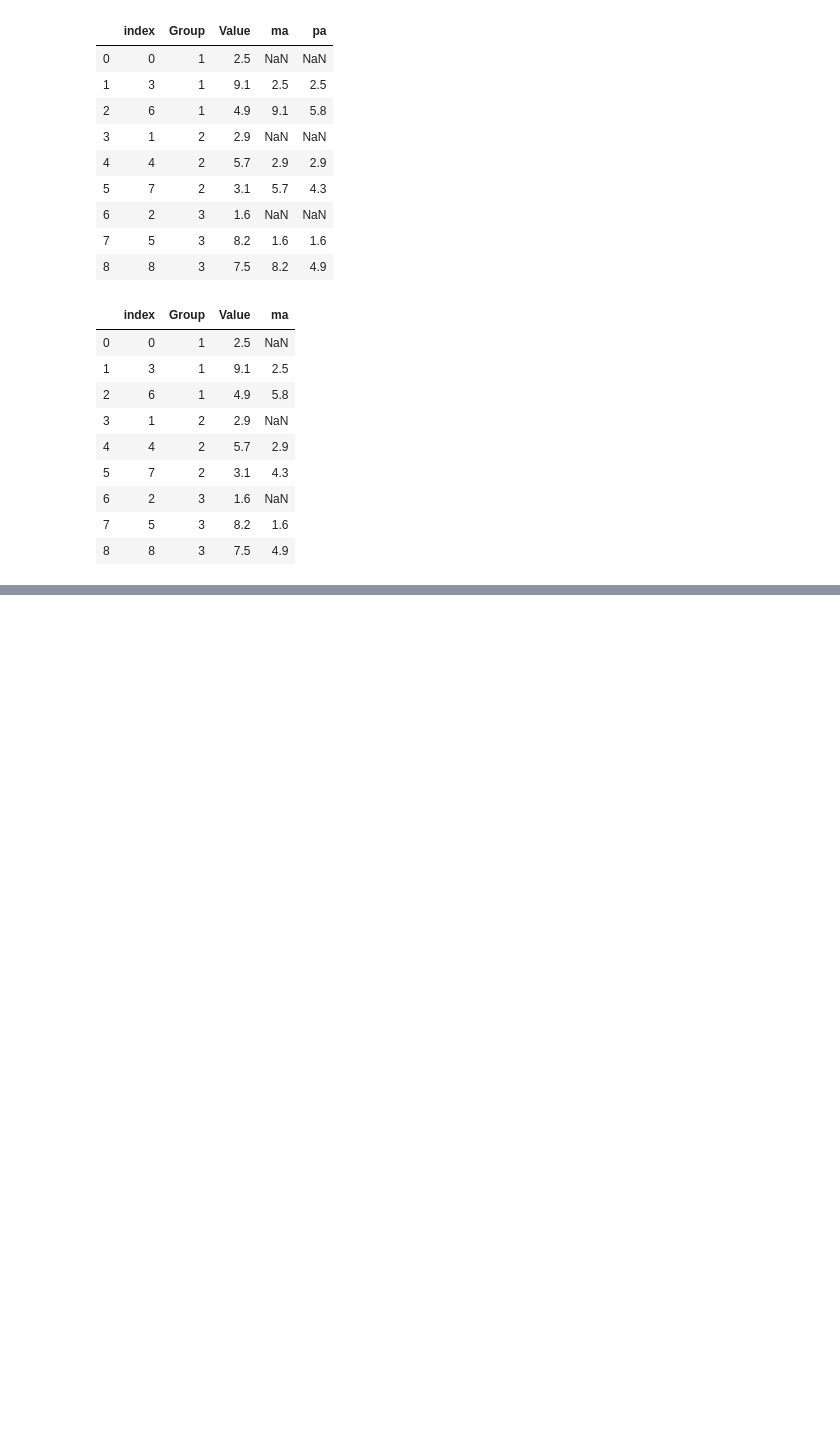
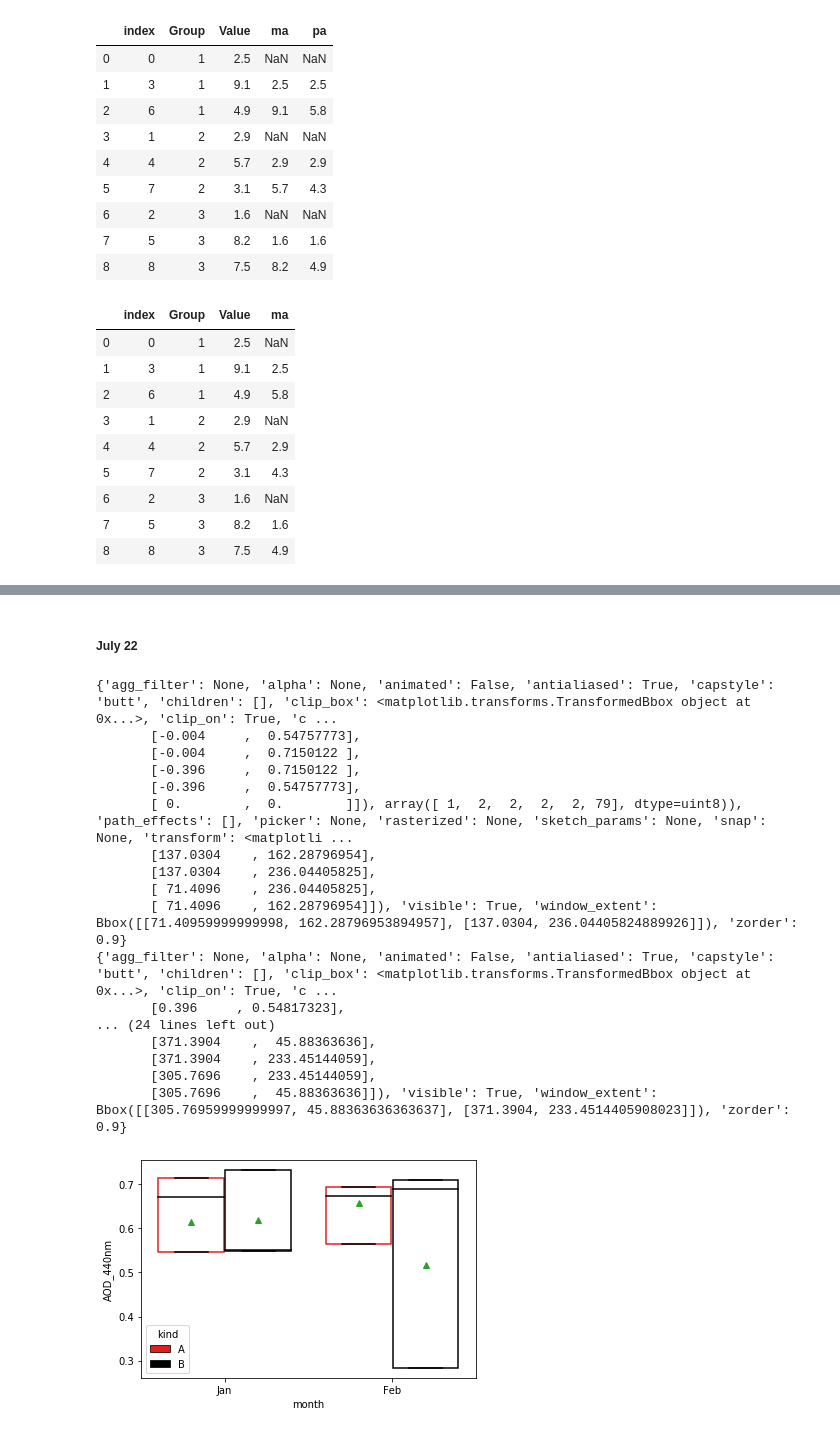
Before and after one commit to Project-Alstonia/jupyterlab_demo_June2020, a Jupyter notebook: Untitled.ipynb, the cells around one changed output, grey strips where cells are left out. Cells and saved outputs as stored; diff of their text form; code cells hidden in the pictures; blank space fills up the shorter version.

Commit message:
added new demo data

```diff
--- a/Untitled.ipynb
+++ b/Untitled.ipynb
@@ -60,0 +322,50 @@ df
+# %% [markdown]
+##### July 22
+# %%
+%matplotlib inline
+import pandas as pd
+import numpy as np
+import matplotlib.pyplot as plt
+import seaborn as sns
+df_merge = pd.DataFrame(data={'AOD_440nm': np.random.rand(20),
+                        'month': np.tile(['Jan','Feb'], 10),
+                        'kind': np.repeat(['A', 'B'], 10),
+                             'meanpr': np.repeat([{'marker': 'o', 'markeredgecolor': 'green',
+                    'markerfacecolor': 'none', 'markersize': 4},
+                                                {'marker': 'o', 'markeredgecolor': 'yellow',
+                    'markerfacecolor': 'none', 'markersize': 4}],10)})
+# %%
+fig,ax = plt.subplots()
+sns.boxplot(x='month', y='AOD_440nm', hue='kind', data=df_merge,
+            showfliers=False, whis=[5, 95],
+            palette=sns.color_palette(('r', 'k')),
+            showmeans=True,
+
+
+           )
+for i, artist in enumerate(ax.artists):
+    # Set the linecolor on the artist to the facecolor, and set the facecolor to None
+    col = artist.get_facecolor()
+    artist.set_edgecolor(col)
+    artist.set_facecolor('None')
+
+    print(artist.properties())
+# %% [output]
+{'agg_filter': None, 'alpha': None, 'animated': False, 'antialiased': True, 'capstyle': 'butt', 'children': [], 'clip_box': <matplotlib.transforms.TransformedBbox object at 0x...>, 'clip_on': True, 'c ...
+       [-0.004     ,  0.54757773],
+       [-0.004     ,  0.7150122 ],
+       [-0.396     ,  0.7150122 ],
+       [-0.396     ,  0.54757773],
+       [ 0.        ,  0.        ]]), array([ 1,  2,  2,  2,  2, 79], dtype=uint8)), 'path_effects': [], 'picker': None, 'rasterized': None, 'sketch_params': None, 'snap': None, 'transform': <matplotli ...
+       [137.0304    , 162.28796954],
+       [137.0304    , 236.04405825],
+       [ 71.4096    , 236.04405825],
+       [ 71.4096    , 162.28796954]]), 'visible': True, 'window_extent': Bbox([[71.40959999999998, 162.28796953894957], [137.0304, 236.04405824889926]]), 'zorder': 0.9}
+{'agg_filter': None, 'alpha': None, 'animated': False, 'antialiased': True, 'capstyle': 'butt', 'children': [], 'clip_box': <matplotlib.transforms.TransformedBbox object at 0x...>, 'clip_on': True, 'c ...
+       [0.396     , 0.54817323],
+... (24 lines left out)
+       [371.3904    ,  45.88363636],
+       [371.3904    , 233.45144059],
+       [305.7696    , 233.45144059],
+       [305.7696    ,  45.88363636]]), 'visible': True, 'window_extent': Bbox([[305.76959999999997, 45.88363636363637], [371.3904, 233.4514405908023]]), 'zorder': 0.9}
+[figure, added]
```
Also changed, not shown: parts of 35 cells of this notebook, 6 other files.
